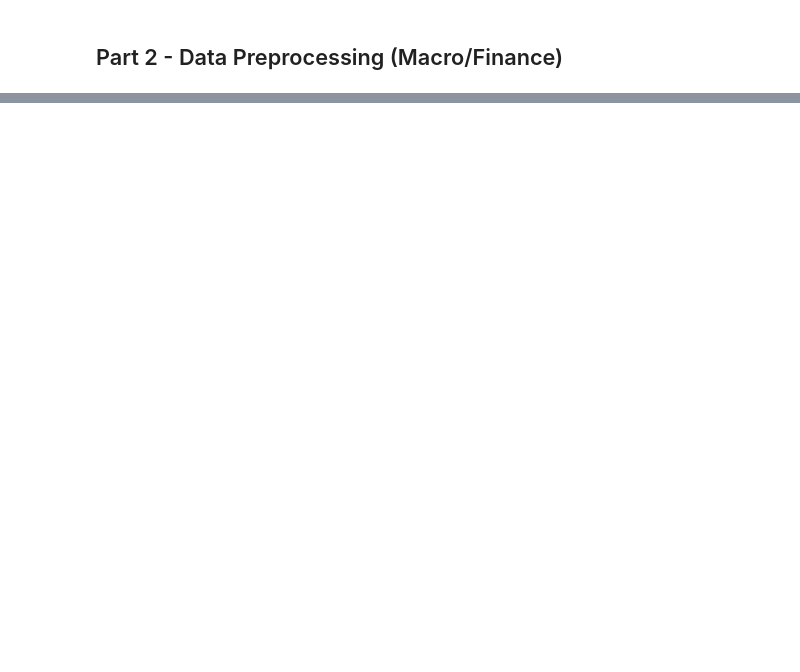
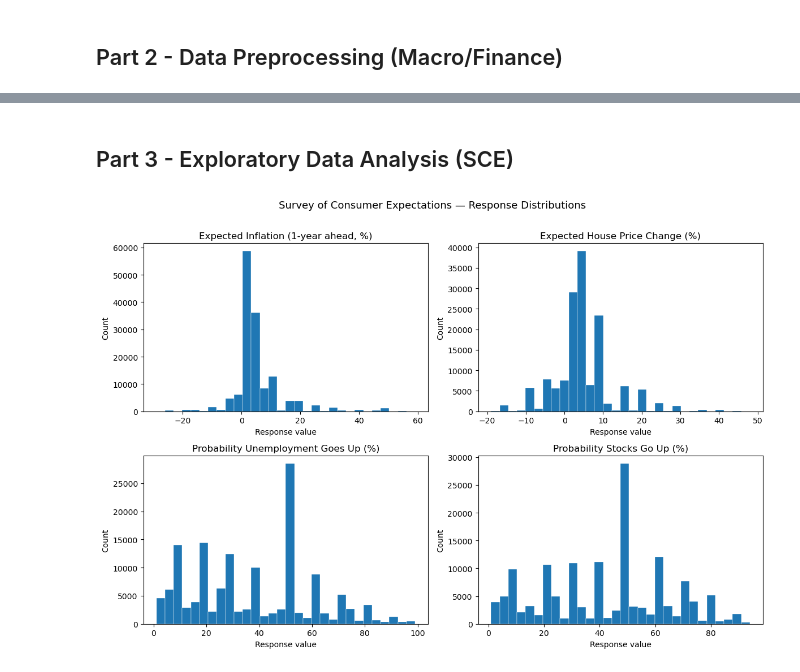
Before and after one commit to MHS17-NHH/FIE463-V26, a Jupyter notebook: data/solution.ipynb, the cells around one changed output, grey strips where cells are left out. Saved outputs shown, nothing was run; the diff lists cells and outputs as text; code cells hidden in the pictures; blank space fills up the shorter version.

```diff
--- a/data/solution.ipynb
+++ b/data/solution.ipynb
@@ -254,0 +201,22 @@ display(sp500_m.head())
+# %%
+# Yahoo data downloaded programmatically and stored in the data directory as CSV files
+wti   = pd.read_csv(f'{DATA_PATH}/wti_crude_oil.csv', parse_dates=['date'], index_col='date')
+sp500 = pd.read_csv(f'{DATA_PATH}/sp500.csv', parse_dates=['date'], index_col='date')
+# Create a dictionary to hold the raw Yahoo Finance series
+yahoo_series = {"wti_crude_oil": wti, "sp500": sp500}
+
+# Initialize an empty list to store the monthly resampled dataframes
+yahoo_m = []
+
+# Resample to month-end frequency, compute returns, and shift by one month to avoid look-ahead bias
+for col, raw in yahoo_series.items():
+    m = raw.resample("ME").last()
+    m[f"{col}_ret"]     = m[col].pct_change()
+    m[f"{col}_ret_12m"] = m[col].pct_change(12)
+    yahoo_m.append(m.shift(1))
+
+# Concatenate all monthly resampled dataframes into a single DataFrame
+yahoo_all = pd.concat(yahoo_m, axis=1)
+
+# Overview of the final Yahoo Finance data after resampling and return calculations (Remove?)
+display(yahoo_all.tail())
@@ -360,0 +304,24 @@ display(sce_data.head())
+# %% [markdown]
+## Part 3 - Exploratory Data Analysis (SCE)
+# %%
+# Step 1 - Histograms of the key expectation variables to visualize their distributions after cleaning
+fig, axes = plt.subplots(2, 2, figsize=(12, 8))
+
+plot_vars = [
+    ('infl_1y',           'Expected Inflation (1-year ahead, %)'),
+    ('house_price_change', 'Expected House Price Change (%)'),
+    ('prob_unrate_up',    'Probability Unemployment Goes Up (%)'),
+    ('prob_stocks_up',    'Probability Stocks Go Up (%)'),
+]
+
+for ax, (col, title) in zip(axes.flat, plot_vars):
+    ax.hist(sce_data[col].dropna(), bins=30, edgecolor='white', linewidth=0.3)
+    ax.set_title(title)
+    ax.set_xlabel('Response value')
+    ax.set_ylabel('Count')
+
+fig.suptitle('Survey of Consumer Expectations — Response Distributions', fontsize=13, y=1.01)
+plt.tight_layout()
+plt.show()
+# %% [output]
+[figure, added]
```
Also changed, not shown: parts of 34 cells of this notebook, 1 other file.
